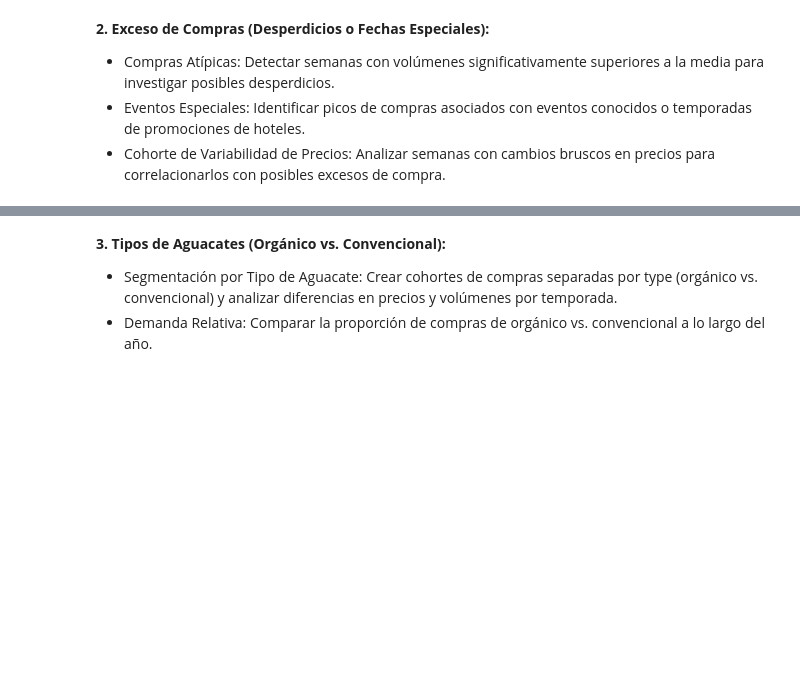
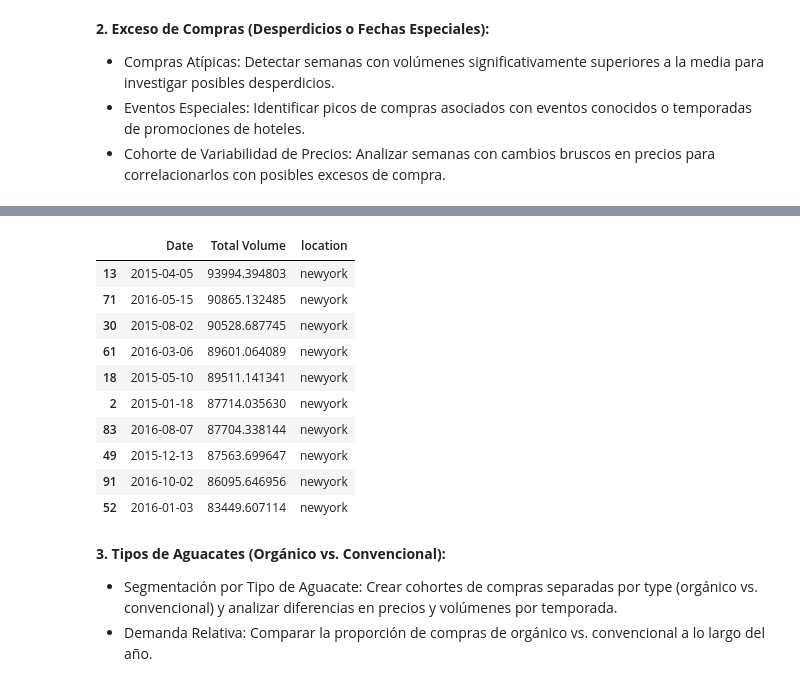
Before and after one commit to Julix4/AvoEconomics, a Jupyter notebook: cohortes-avanzados.ipynb, the cells around one changed output, grey strips where cells are left out. Saved outputs shown, nothing was run; the diff lists cells and outputs as text; code cells hidden in the pictures; blank space fills up the shorter version.

```diff
--- a/cohortes-avanzados.ipynb
+++ b/cohortes-avanzados.ipynb
@@ -83,3 +128,21 @@ plt.show()
+# %%
+# Ordenar el DataFrame por 'Total Volume' en orden descendente y seleccionar los 10 más altos
+top_10_peaks = df_avocado_hotels.nlargest(10, 'Total Volume')[['Date', 'Total Volume', 'location']]
+
+# Mostrar la tabla de los 10 picos más altos
+top_10_peaks
+# %% [output]
+|  | Date | Total Volume | location |
+| 13 | 2015-04-05 | 93994.394803 | newyork |
+| 71 | 2016-05-15 | 90865.132485 | newyork |
+| 30 | 2015-08-02 | 90528.687745 | newyork |
+| 61 | 2016-03-06 | 89601.064089 | newyork |
+| 18 | 2015-05-10 | 89511.141341 | newyork |
+| 2 | 2015-01-18 | 87714.035630 | newyork |
+| 83 | 2016-08-07 | 87704.338144 | newyork |
+| 49 | 2015-12-13 | 87563.699647 | newyork |
+| 91 | 2016-10-02 | 86095.646956 | newyork |
+| 52 | 2016-01-03 | 83449.607114 | newyork |
 # %% [markdown]
 **3. Tipos de Aguacates (Orgánico vs. Convencional):**
 - Segmentación por Tipo de Aguacate: Crear cohortes de compras separadas por type (orgánico vs. convencional) y analizar diferencias en precios y volúmenes por temporada.
```
Also changed, not shown: parts of 1 cell of this notebook.
